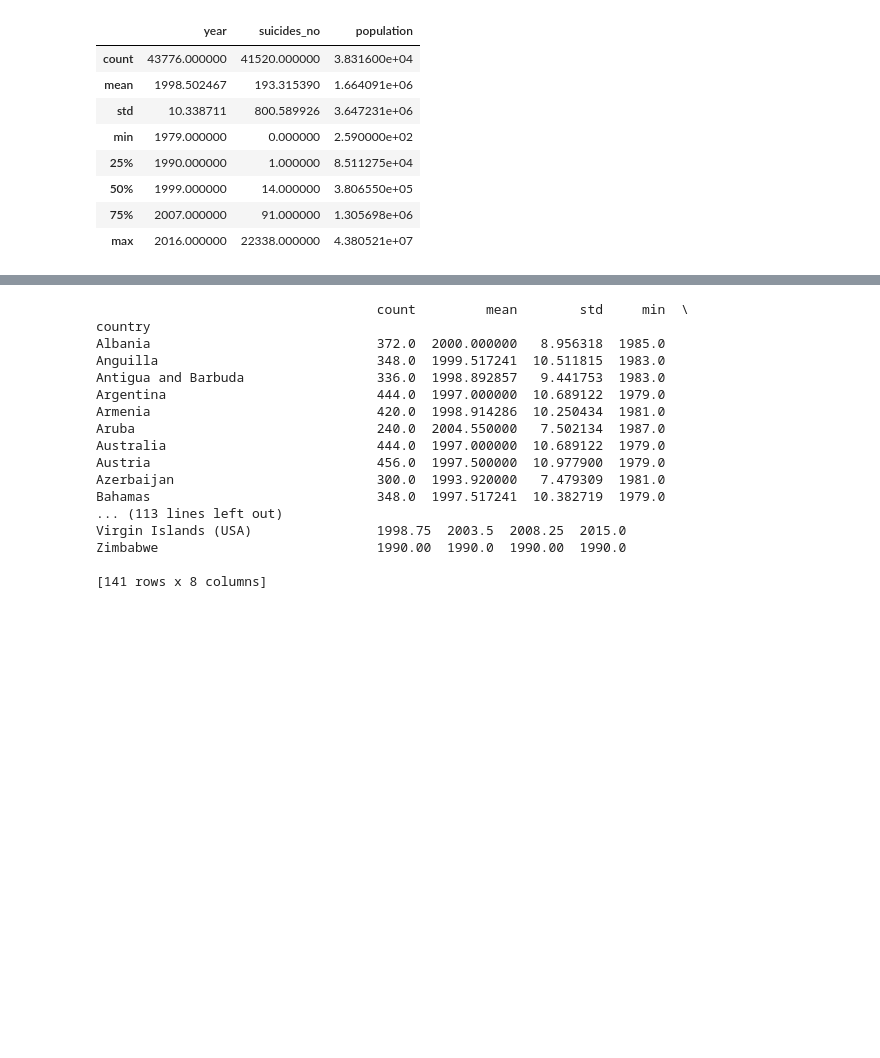
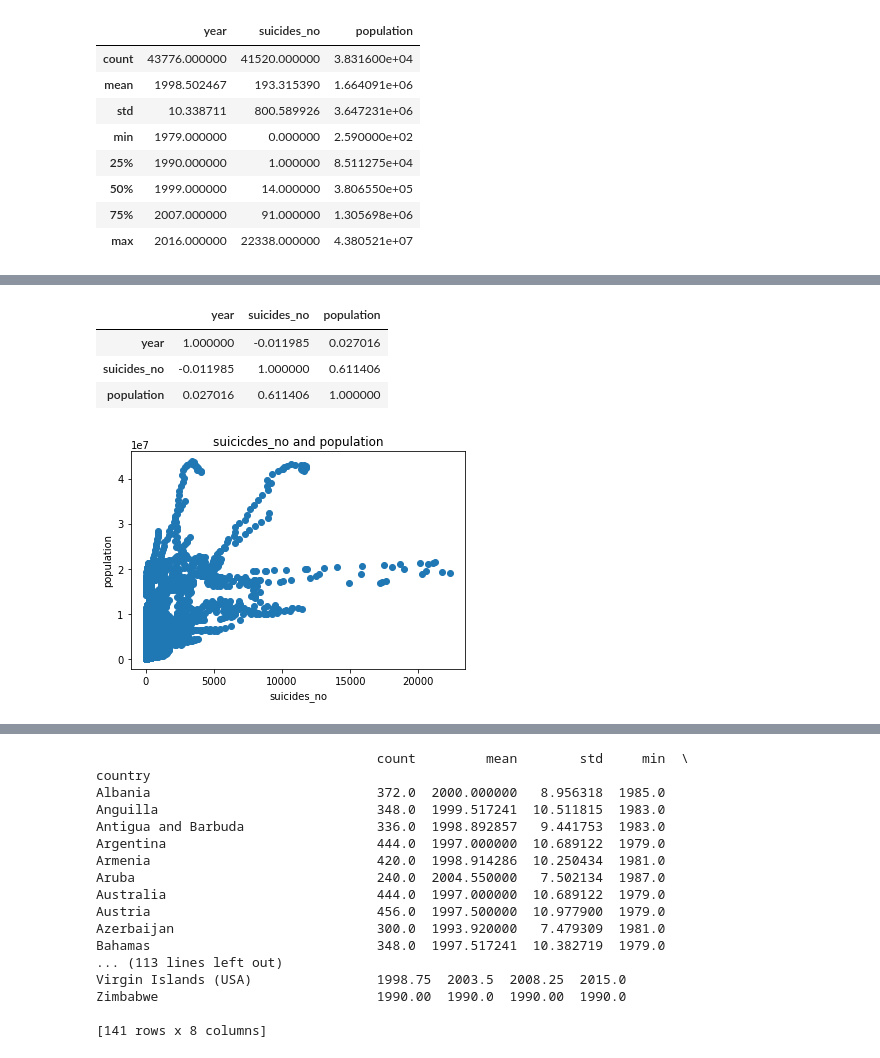
Before and after one commit to bulatao/Data-Science-Classes, a Jupyter notebook: C5_Homework_Bulatao.ipynb, the cells around one changed output, grey strips where cells are left out. Drawn from its saved outputs; the diff is of its cells as text; code cells hidden in the pictures; blank space fills up the shorter version.

```diff
--- a/C5_Homework_Bulatao.ipynb
+++ b/C5_Homework_Bulatao.ipynb
@@ -54,0 +68,16 @@ plt.show()
+# %%
+# check for correlations
+df.corr()
+# %% [output]
+|  | year | suicides_no | population |
+| year | 1.000000 | -0.011985 | 0.027016 |
+| suicides_no | -0.011985 | 1.000000 | 0.611406 |
+| population | 0.027016 | 0.611406 | 1.000000 |
+# %%
+plt.title("suicicdes_no and population")
+plt.xlabel("suicides_no")
+plt.ylabel("population")
+plt.scatter(df['suicides_no'],df['population'])
+plt.show()
+# %% [output]
+[figure, added]
```
Also changed, not shown: parts of 14 cells of this notebook, 3 other files.
